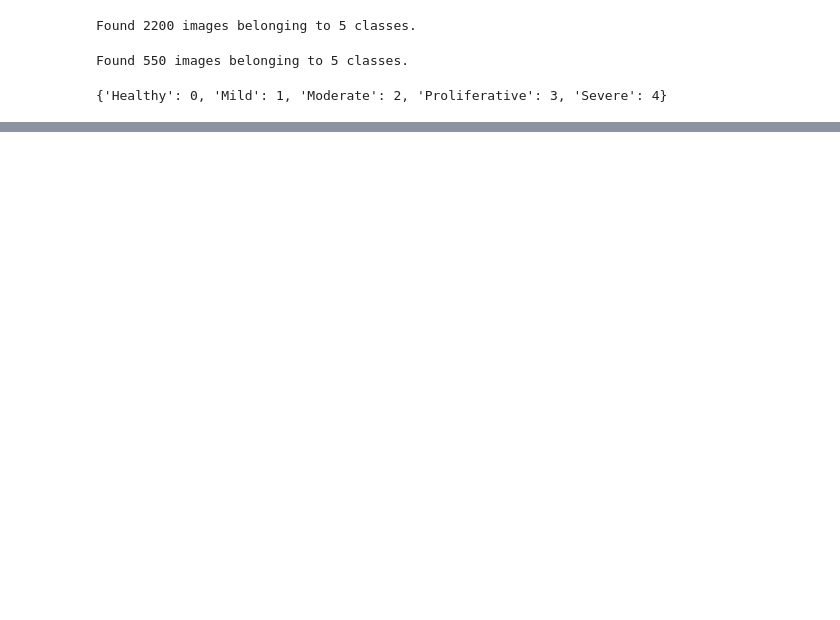
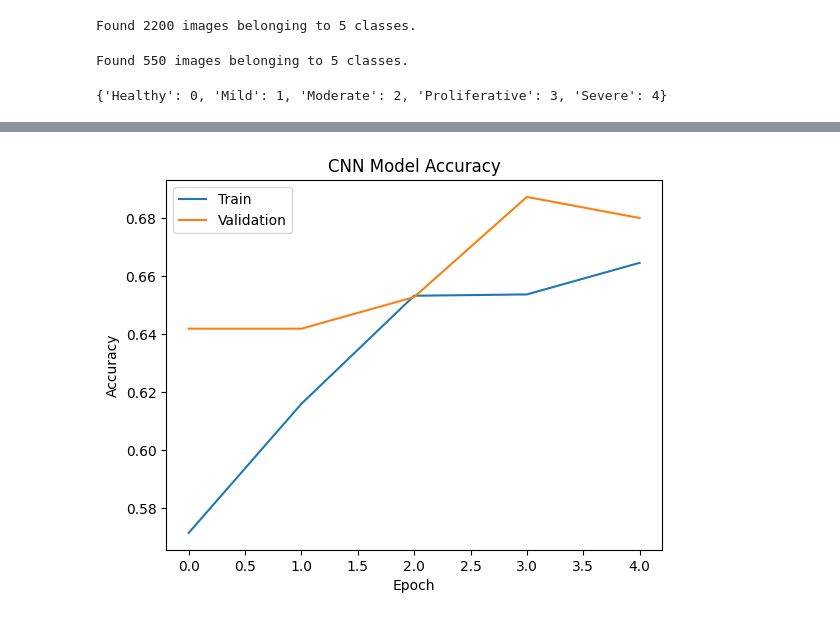
Before and after one commit to Rivier-Computer-Science/SP25-690-Patel, a Jupyter notebook: diabetic-retinopathy-classification/notebooks/diabetic_retinopathy.ipynb, the cells around one changed output, grey strips where cells are left out. Saved outputs shown, nothing was run; the diff lists cells and outputs as text; code cells hidden in the pictures; blank space fills up the shorter version.

Commit message:
Implemented CNN baseline model and training
Added CNN model architecture, training process, validation accuracy and performance graphs.

```diff
--- a/diabetic-retinopathy-classification/notebooks/diabetic_retinopathy.ipynb
+++ b/diabetic-retinopathy-classification/notebooks/diabetic_retinopathy.ipynb
@@ -97,0 +126,19 @@ plt.show()
+# %%
+cnn_model = Sequential([
+
+    Conv2D(32, (3,3), activation='relu', input_shape=(224,224,3)),
+    MaxPooling2D(2,2),
+
+    Conv2D(64, (3,3), activation='relu'),
+    MaxPooling2D(2,2),
+
+    Conv2D(128, (3,3), activation='relu'),
+    MaxPooling2D(2,2),
+
+    Flatten(),
+
+    Dense(128, activation='relu'),
+    Dropout(0.5),
+
+    Dense(5, activation='softmax')
+])
@@ -97,0 +169,12 @@ plt.show()
+# %%
+cnn_model.compile(
+    optimizer='adam',
+    loss='categorical_crossentropy',
+    metrics=['accuracy']
+)
+# %%
+history = cnn_model.fit(
+    train_data,
+    validation_data=val_data,
+    epochs=5
+)
@@ -97,0 +206,13 @@ plt.show()
+# %%
+plt.plot(history.history['accuracy'])
+plt.plot(history.history['val_accuracy'])
+
+plt.title('CNN Model Accuracy')
+plt.ylabel('Accuracy')
+plt.xlabel('Epoch')
+
+plt.legend(['Train', 'Validation'])
+
+plt.show()
+# %% [output]
+[figure, added]
```
Also changed, not shown: parts of 11 cells of this notebook.
